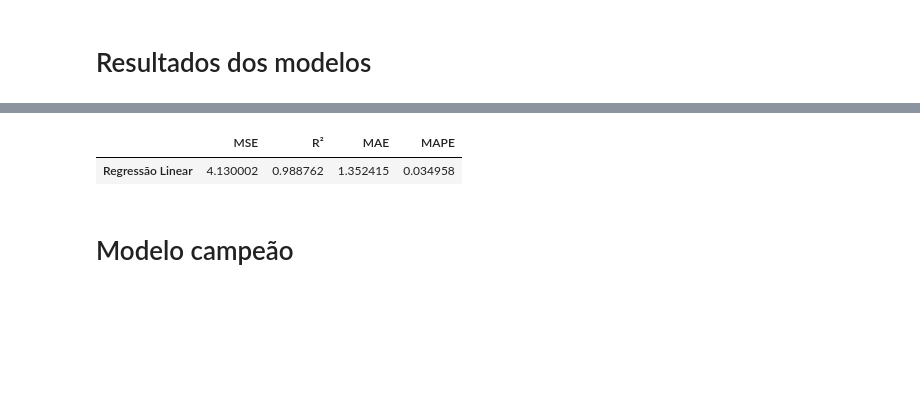
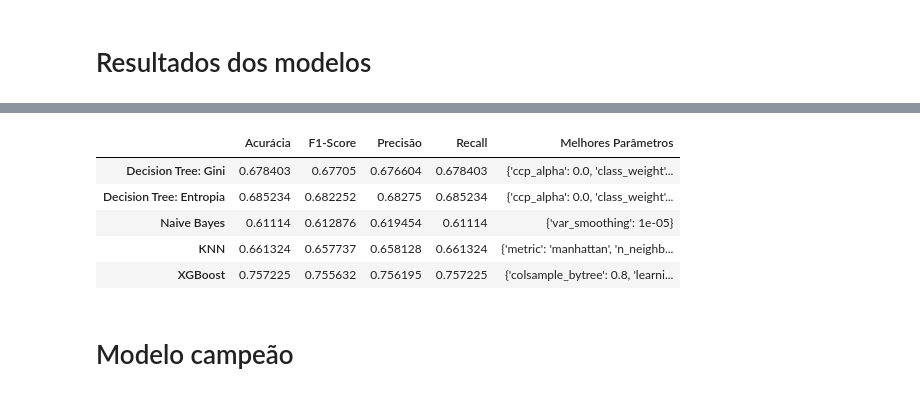
Before and after one commit to A-UTech/mat-aplicada-ia-preditiva-2ano, a Jupyter notebook: ia-preditiva.ipynb, the cells around one changed output, grey strips where cells are left out. Cells and saved outputs as stored; diff of their text form; code cells hidden in the pictures; blank space fills up the shorter version.

```diff
--- a/ia-preditiva.ipynb
+++ b/ia-preditiva.ipynb
@@ -136,9 +208,9 @@ display(x.head())
 # %% [markdown]
 <h1> Separação entre treino e teste </h1>
 # %%
-x_treino, x_teste, y_treino, y_teste = train_test_split(
-    x, y, test_size=0.15, random_state=42
-)
+x_treino, x_teste, y_treino, y_teste = train_test_split(x, y,
+                                                        test_size=0.3,
+                                                        random_state=42)
 # %% [markdown]
 <h1> Detectando o tipo da variável target para seguirmos com o modelo</h1>
 # %%
@@ -153,40 +278,28 @@ else:
-# %%
-# Definindo os modelos a serem testados com base no tipo de problema
-if problema == "classificacao":
-    modelos = {
-        "Decision Tree (Gini)": DecisionTreeClassifier(criterion="gini", random_state=42),
-        "Decision Tree (Entropia)": DecisionTreeClassifier(criterion="entropy", random_state=42),
-        "Naive Bayes": GaussianNB(),
-        "KNN": KNeighborsClassifier(),
-    }
-# Se for regressão, apenas Regressão Linear
-else:
-    modelos = {
-        "Regressão Linear": LinearRegression(),
-    }
 # %% [markdown]
 <h1> Treinando e avaliando os modelos </h1>
 # %%
-resultados = {}
+best_models = {}
 
-# Para cada modelo, treina e avalia
 for nome, modelo in modelos.items():
-    modelo.fit(x_treino, y_treino)
-    y_pred = modelo.predict(x_teste)
+    grid_search = GridSearchCV(modelo, param_grids[nome], cv=5, scoring=scoring_metric)
+    grid_search.fit(x_treino, y_treino)
+
+    best_models[nome] = grid_search.best_estimator_
+    y_pred = best_models[nome].predict(x_teste)
 
     if problema == "classificacao":
         acc = accuracy_score(y_teste, y_pred)
         f1 = f1_score(y_teste, y_pred, average="weighted")
         precision = precision_score(y_teste, y_pred, average="weighted", zero_division=0)
         recall = recall_score(y_teste,y_pred, average="weighted", zero_division=0)
-        resultados[nome] = {"Accuracy": acc, "F1-Score": f1, "Precision": precision, "Recall": recall}
+        resultados[nome] = {"Acurácia": acc, "F1-Score": f1, "Precisão": precision, "Recall": recall, "Melhores Parâmetros": grid_search.best_params_}
     else:
         mse = mean_squared_error(y_teste, y_pred)
         r2 = r2_score(y_teste, y_pred)
         mae = median_absolute_error(y_teste, y_pred)
         mape = mean_absolute_percentage_error(y_teste, y_pred)
 
-        resultados[nome] = {"MSE": mse, "R²": r2, "MAE": mae, "MAPE": mape}
+        resultados[nome] = {"MSE": mse, "R²": r2, "MAE": mae, "MAPE": mape, "Melhores Parâmetros": grid_search.best_params_}
 # %% [markdown]
 <h1> Resultados dos modelos </h1>
 # %%
@@ -198,7 +311,7 @@ display(df_resultados)
 
 # Identificar melhor modelo de classificação
 if problema == "classificacao":
-    melhor = df_resultados["Accuracy"].idxmax()
+    melhor = df_resultados["Acurácia"].idxmax()
 
 # Aplicando para regressão
 else:
@@ -212,5 +326,9 @@ else:
-|  | MSE | R² | MAE | MAPE |
-| Regressão Linear | 4.130002 | 0.988762 | 1.352415 | 0.034958 |
+|  | Acurácia | F1-Score | Precisão | Recall | Melhores Parâmetros |
+| Decision Tree: Gini | 0.678403 | 0.67705 | 0.676604 | 0.678403 | {'ccp_alpha': 0.0, 'class_weight'... |
+| Decision Tree: Entropia | 0.685234 | 0.682252 | 0.68275 | 0.685234 | {'ccp_alpha': 0.0, 'class_weight'... |
+| Naive Bayes | 0.61114 | 0.612876 | 0.619454 | 0.61114 | {'var_smoothing': 1e-05} |
+| KNN | 0.661324 | 0.657737 | 0.658128 | 0.661324 | {'metric': 'manhattan', 'n_neighb... |
+| XGBoost | 0.757225 | 0.755632 | 0.756195 | 0.757225 | {'colsample_bytree': 0.8, 'learni... |
 # %% [markdown]
 <h1> Modelo campeão </h1>
 # %%
```
Also changed, not shown: parts of 9 cells of this notebook, 2 other files.
